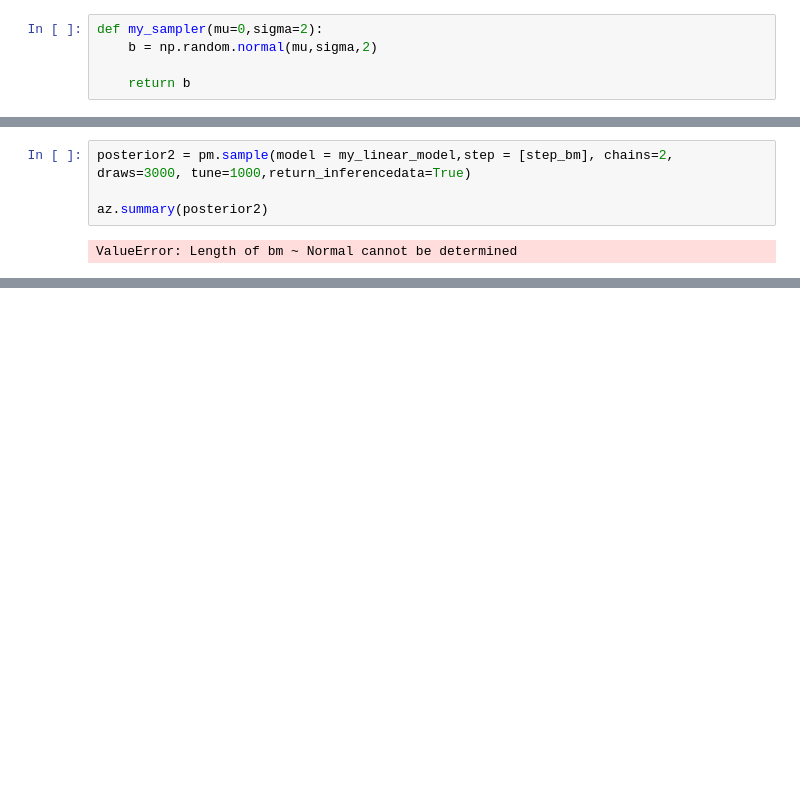
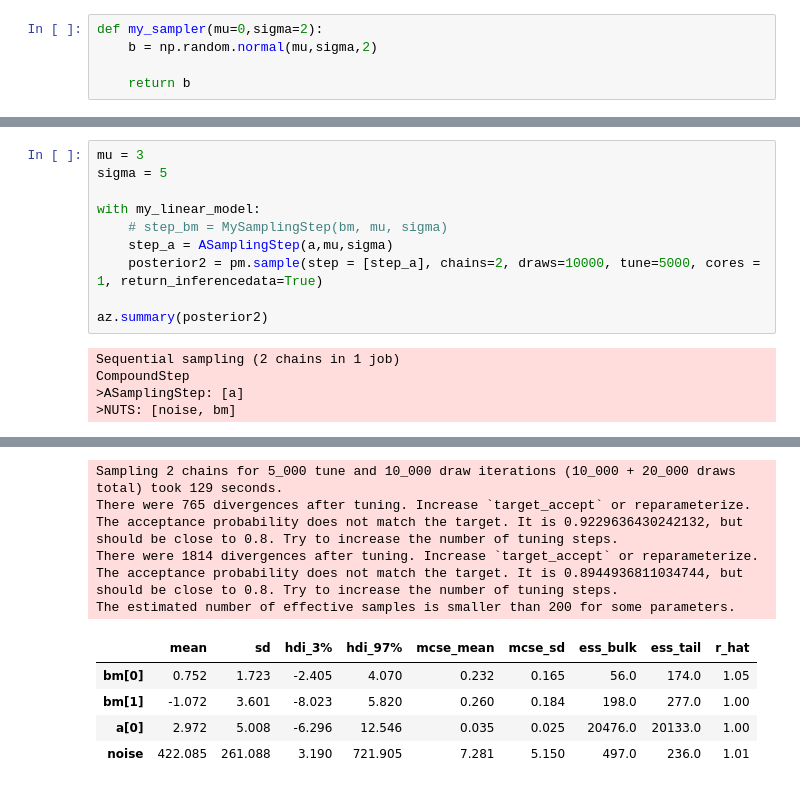
Before and after one commit to StollLab/dive-scripts, a Jupyter notebook: randP/basic_custom_step.ipynb, the cells around one changed output, grey strips where cells are left out. Drawn from its saved outputs; the diff is of its cells as text; blank space fills up the shorter version.

```diff
--- a/randP/basic_custom_step.ipynb
+++ b/randP/basic_custom_step.ipynb
@@ -89,8 +103,17 @@ pm.model_to_graphviz(my_linear_model)
 # %% [output]
 [drawing not drawn]
 # %%
-posterior2 = pm.sample(model = my_linear_model,step = [step_bm], chains=2, draws=3000, tune=1000,return_inferencedata=True)
+mu = 3
+sigma = 5
+
+with my_linear_model:
+    # step_bm = MySamplingStep(bm, mu, sigma)
+    step_a = ASamplingStep(a,mu,sigma)
+    posterior2 = pm.sample(step = [step_a], chains=2, draws=10000, tune=5000, cores = 1, return_inferencedata=True)
 
 az.summary(posterior2)
 # %% [output]
-ValueError: Length of bm ~ Normal cannot be determined
+Sequential sampling (2 chains in 1 job)
+CompoundStep
+>ASamplingStep: [a]
+>NUTS: [noise, bm]
@@ -96,0 +122,11 @@ ValueError: Length of bm ~ Normal cannot be determined
+Sampling 2 chains for 5_000 tune and 10_000 draw iterations (10_000 + 20_000 draws total) took 129 seconds.
+There were 765 divergences after tuning. Increase `target_accept` or reparameterize.
+The acceptance probability does not match the target. It is 0.9229636430242132, but should be close to 0.8. Try to increase the number of tuning steps.
+There were 1814 divergences after tuning. Increase `target_accept` or reparameterize.
+The acceptance probability does not match the target. It is 0.8944936811034744, but should be close to 0.8. Try to increase the number of tuning steps.
+The estimated number of effective samples is smaller than 200 for some parameters.
+|  | mean | sd | hdi_3% | hdi_97% | mcse_mean | mcse_sd | ess_bulk | ess_tail | r_hat |
+| bm[0] | 0.752 | 1.723 | -2.405 | 4.070 | 0.232 | 0.165 | 56.0 | 174.0 | 1.05 |
+| bm[1] | -1.072 | 3.601 | -8.023 | 5.820 | 0.260 | 0.184 | 198.0 | 277.0 | 1.00 |
+| a[0] | 2.972 | 5.008 | -6.296 | 12.546 | 0.035 | 0.025 | 20476.0 | 20133.0 | 1.00 |
+| noise | 422.085 | 261.088 | 3.190 | 721.905 | 7.281 | 5.150 | 497.0 | 236.0 | 1.01 |
```
Also changed, not shown: parts of 8 cells of this notebook, 2 other files.
